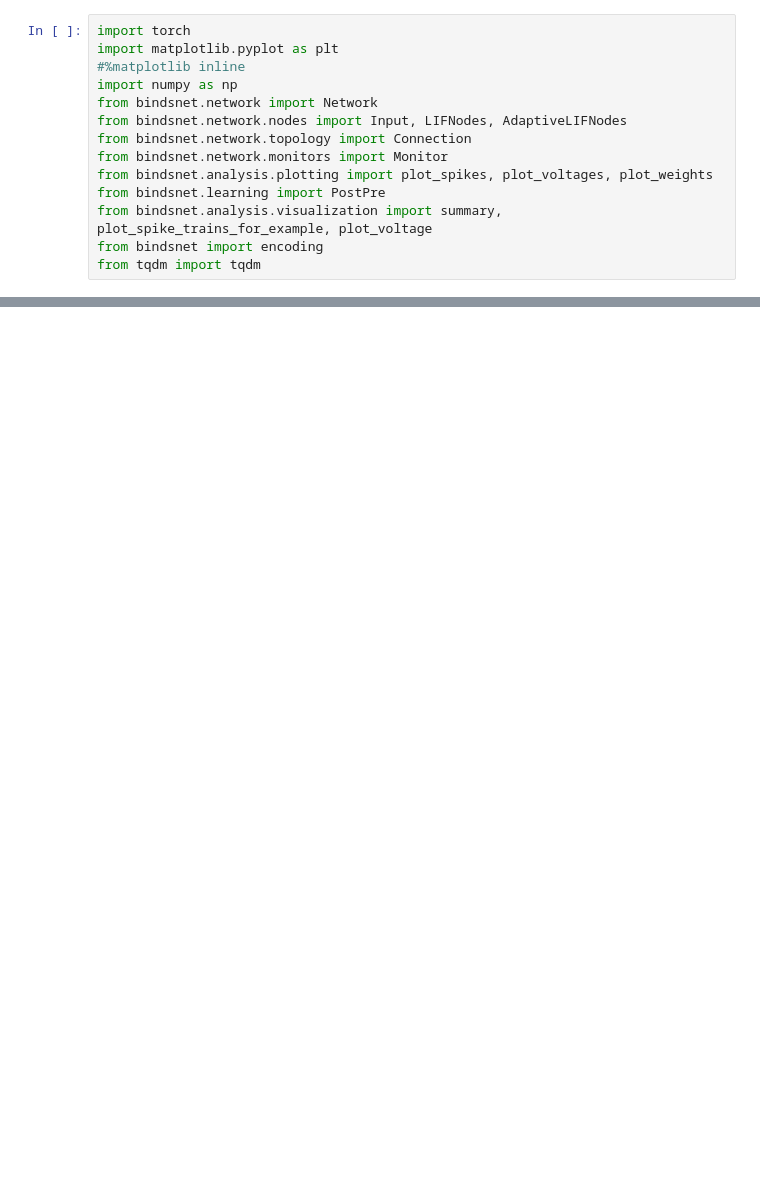
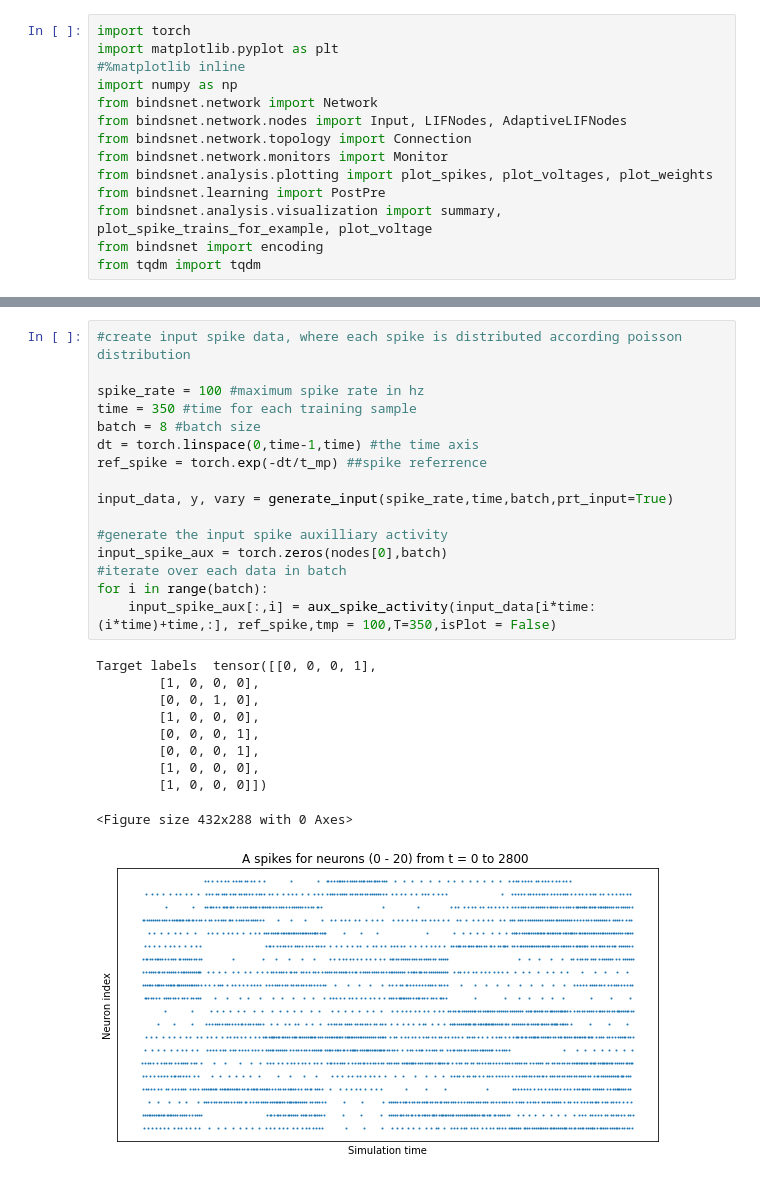
Before and after one commit to aravsi77/spiking_neural_network_thesis, a Jupyter notebook: test_bindsnet_simulation.ipynb, the cells around one changed output, grey strips where cells are left out. Saved outputs shown, nothing was run; the diff lists cells and outputs as text; blank space fills up the shorter version.

```diff
--- a/test_bindsnet_simulation.ipynb
+++ b/test_bindsnet_simulation.ipynb
@@ -319,0 +379,27 @@ max and min of recurrent weights tensor(0.) tensor(-0.0010)
+# %%
+#create input spike data, where each spike is distributed according poisson distribution
+
+spike_rate = 100 #maximum spike rate in hz
+time = 350 #time for each training sample
+batch = 8 #batch size
+dt = torch.linspace(0,time-1,time) #the time axis
+ref_spike = torch.exp(-dt/t_mp) ##spike referrence
+
+input_data, y, vary = generate_input(spike_rate,time,batch,prt_input=True)
+
+#generate the input spike auxilliary activity
+input_spike_aux = torch.zeros(nodes[0],batch)
+#iterate over each data in batch
+for i in range(batch):
+    input_spike_aux[:,i] = aux_spike_activity(input_data[i*time:(i*time)+time,:], ref_spike,tmp = 100,T=350,isPlot = False)
+# %% [output]
+Target labels  tensor([[0, 0, 0, 1],
+        [1, 0, 0, 0],
+        [0, 0, 1, 0],
+        [1, 0, 0, 0],
+        [0, 0, 0, 1],
+        [0, 0, 0, 1],
+        [1, 0, 0, 0],
+        [1, 0, 0, 0]])
+<Figure size 432x288 with 0 Axes>
+[figure, added]
```
Also changed, not shown: parts of 14 cells of this notebook.
